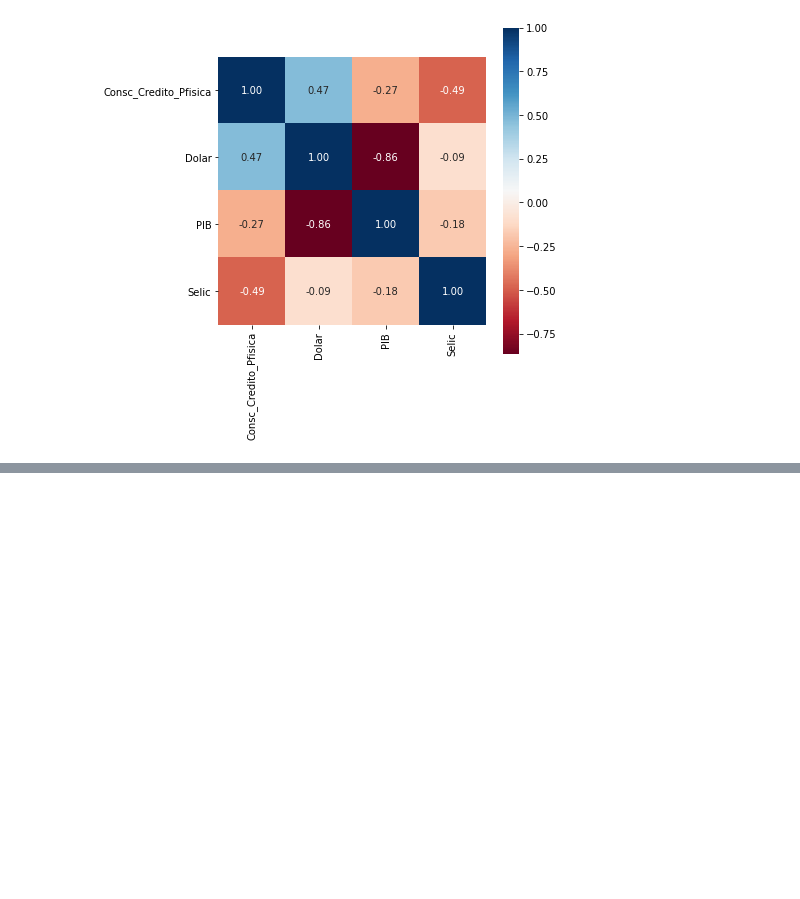
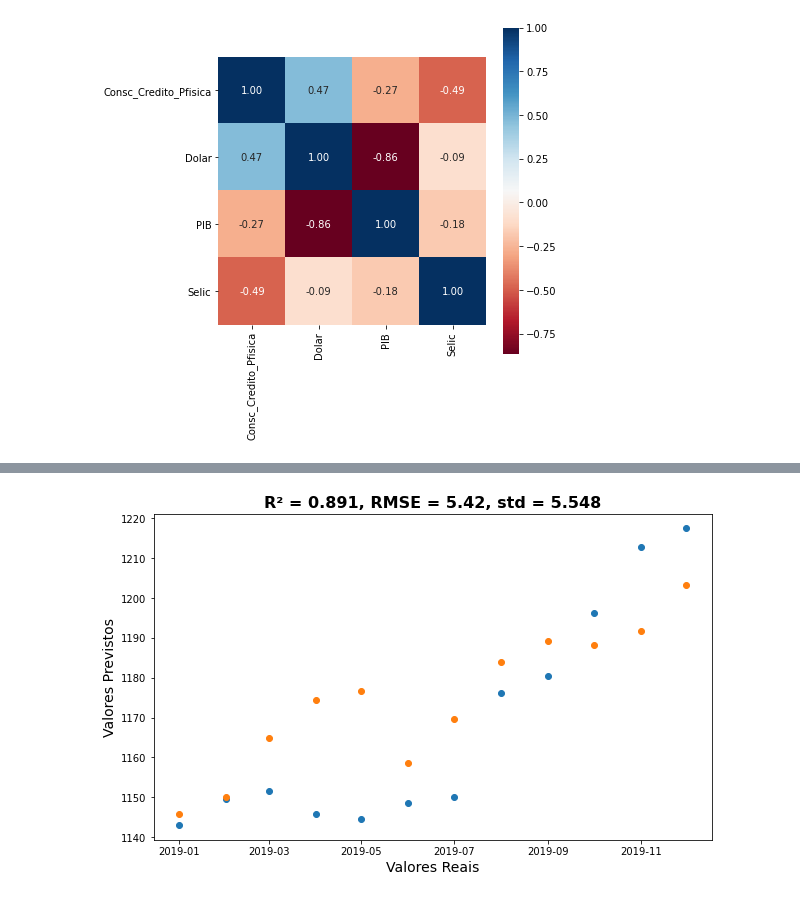
Before and after one commit to GabrielTrentino/TCC, a Jupyter notebook: TCC_parte03.ipynb, the cells around one changed output, grey strips where cells are left out. Saved outputs shown, nothing was run; the diff lists cells and outputs as text; code cells hidden in the pictures; blank space fills up the shorter version.

```diff
--- a/TCC_parte03.ipynb
+++ b/TCC_parte03.ipynb
@@ -188,0 +315,22 @@ sns.heatmap(df[['Consc_Credito_Pfisica', 'Dolar', 'PIB', 'Selic']].corr(), cmap=
+# %%
+df_melhor = df[['Consc_Credito_Pfisica', 'Desemprego', 'Dolar', 'Ibovespa']]
+X_train = df_melhor[df_melhor.index < '2019']
+X_test = df_melhor[df_melhor.index >= '2019']
+resultados = []
+for nome, dados in df_new.iteritems():
+  y_train = pd.DataFrame(df_new[df_new.index < '2019'][nome])
+  y_test = pd.DataFrame(df_new[df_new.index >= '2019'][nome])
+
+  modelo = LinearRegression()
+  modelo.fit(X_train, y_train)
+  y_pred = modelo.predict(X_test)
+
+  R2 = metrics.r2_score(y_test, y_pred)
+  RMSE = metrics.mean_squared_error(y_test, y_pred, squared = False)
+  y_pred = np.ravel(y_pred)
+  KS = ks_2samp(y_pred, y_test[nome])
+  y_pred = pd.DataFrame(y_pred, index=y_test.index)
+  std = (y_pred[0]-y_test[nome]).std()
+  resultados.append([y_train[nome], y_test[nome], y_pred, std,nome, R2, RMSE, KS[0], KS[1], modelo.intercept_[0], modelo.coef_[0][0], modelo.coef_[0][1], modelo.coef_[0][2], modelo.coef_[0][3]])
+resultados = pd.DataFrame(resultados, columns=["y_train","y_test", "y_pred", "std","Tipo", "R2", "RMSE", "KS", "p-value", 'Intercepto', 'Beta1', 'Beta2', 'Beta3', 'Beta4'])
+resultados[resultados.R2 > 0.75]
@@ -188,0 +352,14 @@ sns.heatmap(df[['Consc_Credito_Pfisica', 'Dolar', 'PIB', 'Selic']].corr(), cmap=
+# %%
+import seaborn as sns
+fig, ax = plt.subplots(figsize=(10,6))
+#sns.regplot(resultados.iloc[0].y_train, resultados.iloc[0].y_pred)
+#plt.scatter(resultados.iloc[0].y_train.index, resultados.iloc[0].y_train)
+plt.scatter(resultados.iloc[0].y_test.index, resultados.iloc[0].y_test)
+plt.scatter(resultados.iloc[0].y_pred.index, resultados.iloc[0].y_pred)
+#eq = resultados.iloc[0].Intercepto + resultados.iloc[0].Beta1*df.Consc_Credito_Pfisica + resultados.iloc[0].Beta2*df.Desemprego + resultados.iloc[0].Beta3*df.Dolar + resultados.iloc[0].Beta4*df.Ibovespa
+#plt.plot(eq.index, eq)
+plt.title('R² = {:.3f}, RMSE = {:.2f}, std = {:.3f}'.format(R2, RMSE, std), fontweight="bold", fontsize = 16)
+plt.xlabel('Valores Reais', fontsize = 14)
+plt.ylabel('Valores Previstos', fontsize = 14);
+# %% [output]
+[figure, added]
```
Also changed, not shown: parts of 19 cells of this notebook.
